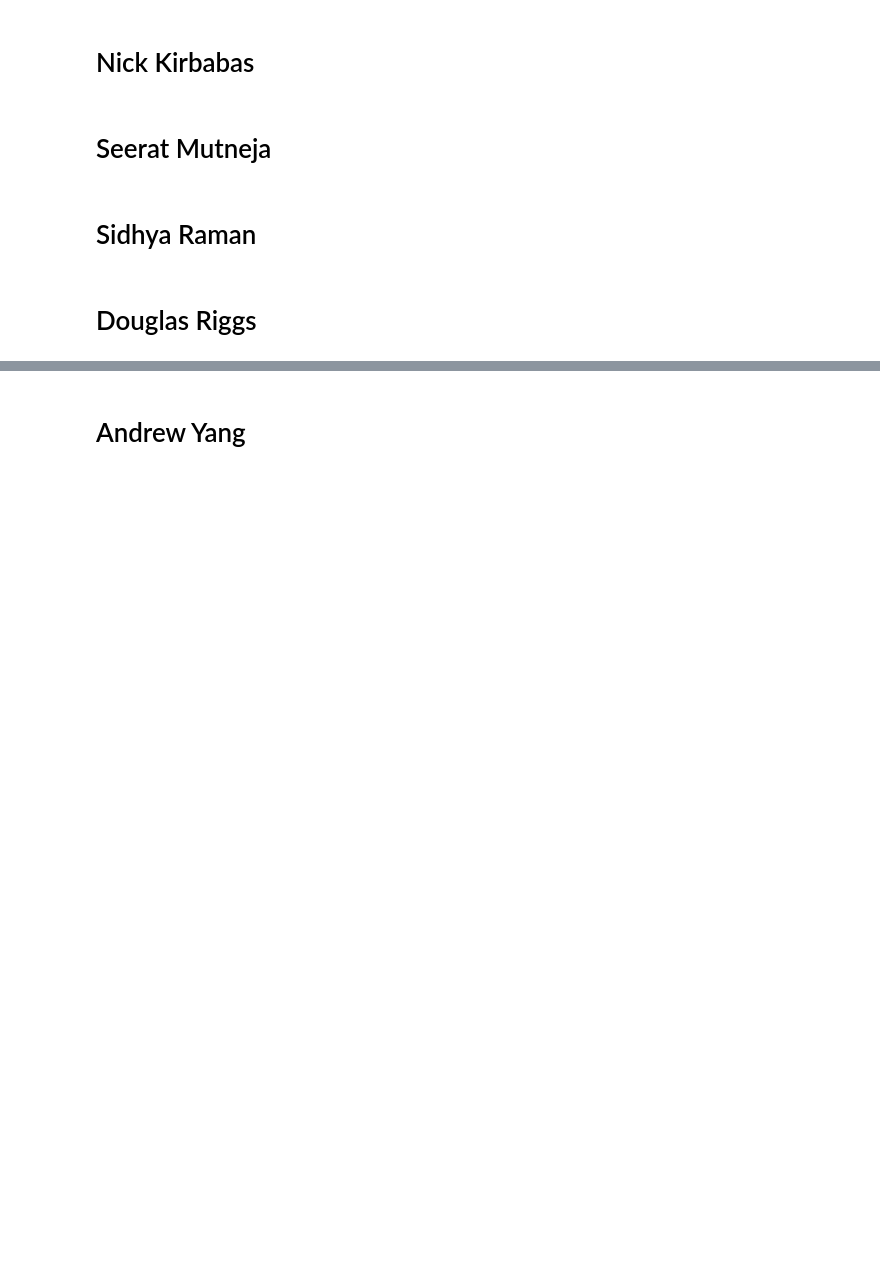
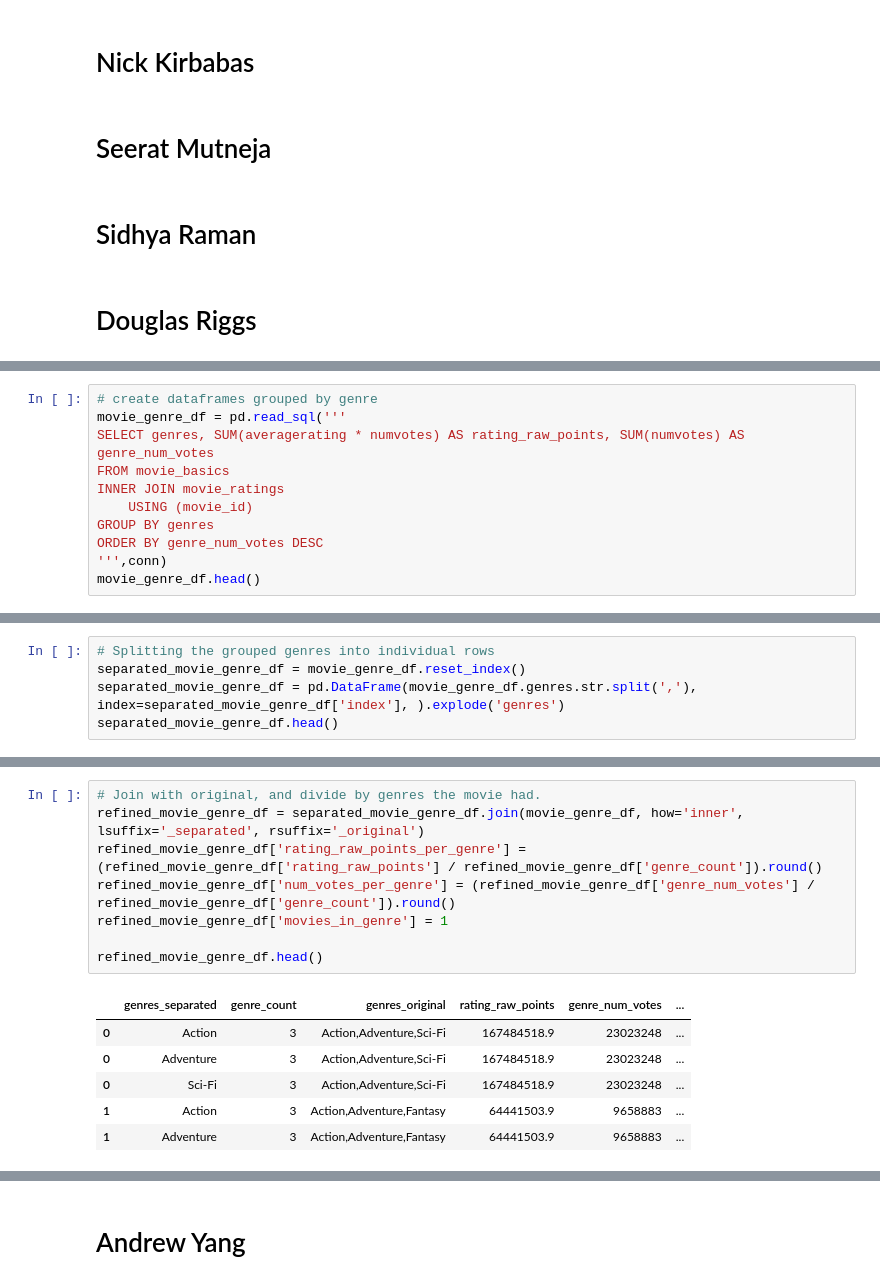
Before and after one commit to doriggs/Semester1Capstone, a Jupyter notebook: student.ipynb, the cells around one changed output, grey strips where cells are left out. Saved outputs shown, nothing was run; the diff lists cells and outputs as text; blank space fills up the shorter version.

```diff
--- a/student.ipynb
+++ b/student.ipynb
@@ -49,0 +87,11 @@ WHERE
+# %%
+# create dataframes grouped by genre
+movie_genre_df = pd.read_sql('''
+SELECT genres, SUM(averagerating * numvotes) AS rating_raw_points, SUM(numvotes) AS genre_num_votes
+FROM movie_basics
+INNER JOIN movie_ratings
+    USING (movie_id)
+GROUP BY genres
+ORDER BY genre_num_votes DESC
+''',conn)
+movie_genre_df.head()
@@ -49,0 +105,5 @@ WHERE
+# %%
+# Splitting the grouped genres into individual rows
+separated_movie_genre_df = movie_genre_df.reset_index()
+separated_movie_genre_df = pd.DataFrame(movie_genre_df.genres.str.split(','), index=separated_movie_genre_df['index'], ).explode('genres')
+separated_movie_genre_df.head()
@@ -49,0 +137,15 @@ WHERE
+# %%
+# Join with original, and divide by genres the movie had.
+refined_movie_genre_df = separated_movie_genre_df.join(movie_genre_df, how='inner', lsuffix='_separated', rsuffix='_original')
+refined_movie_genre_df['rating_raw_points_per_genre'] = (refined_movie_genre_df['rating_raw_points'] / refined_movie_genre_df['genre_count']).round()
+refined_movie_genre_df['num_votes_per_genre'] = (refined_movie_genre_df['genre_num_votes'] / refined_movie_genre_df['genre_count']).round()
+refined_movie_genre_df['movies_in_genre'] = 1
+
+refined_movie_genre_df.head()
+# %% [output]
+|  | genres_separated | genre_count | genres_original | rating_raw_points | genre_num_votes | ... |
+| 0 | Action | 3 | Action,Adventure,Sci-Fi | 167484518.9 | 23023248 | ... |
+| 0 | Adventure | 3 | Action,Adventure,Sci-Fi | 167484518.9 | 23023248 | ... |
+| 0 | Sci-Fi | 3 | Action,Adventure,Sci-Fi | 167484518.9 | 23023248 | ... |
+| 1 | Action | 3 | Action,Adventure,Fantasy | 64441503.9 | 9658883 | ... |
+| 1 | Adventure | 3 | Action,Adventure,Fantasy | 64441503.9 | 9658883 | ... |
```
Also changed, not shown: parts of 12 cells of this notebook.
